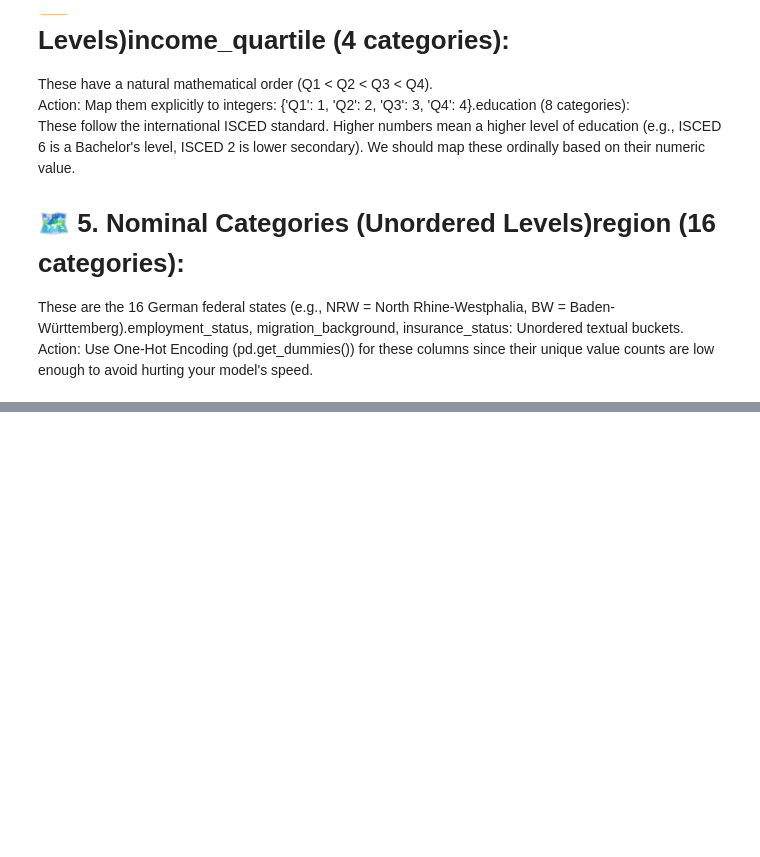
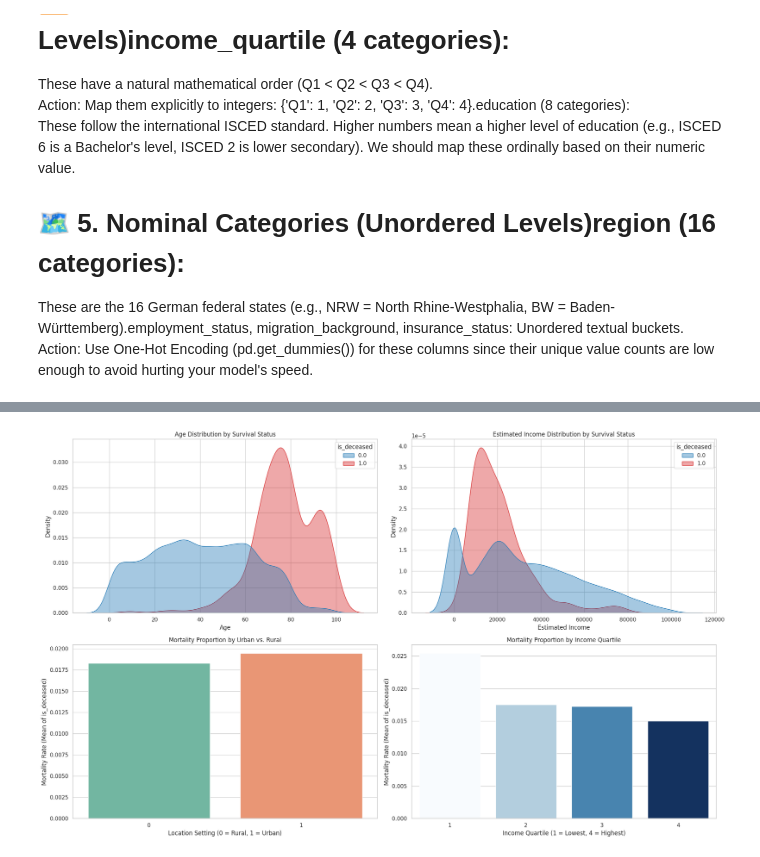
Before and after one commit to abhisakh/XGBOOST_Machine_Leraning_Predictor_Titanic, a Jupyter notebook: Synthetic_Data_Analyzer.ipynb, the cells around one changed output, grey strips where cells are left out. Cells and saved outputs as stored; diff of their text form; code cells hidden in the pictures; blank space fills up the shorter version.

```diff
--- a/Synthetic_Data_Analyzer.ipynb
+++ b/Synthetic_Data_Analyzer.ipynb
@@ -154,0 +524,49 @@ Perfect for simple binary mapping to 0 and 1. <br> Action: Map 'M'/'urban' to 1
+# %%
+import matplotlib.pyplot as plt
+import seaborn as sns
+
+# Configure a 2x2 grid for a comprehensive binary relationship overview
+fig, axes = plt.subplots(2, 2, figsize=(20, 12))
+
+# ==========================================
+# PHASE 2A: Continuous Features vs. is_deceased
+# ==========================================
+
+# Plot 1: Age Distribution by Survival Status
+sns.kdeplot(data=df_work, x='age', hue='is_deceased', fill=True, common_norm=False,
+            palette=['#1f77b4', '#d62728'], alpha=0.4, ax=axes[0, 0])
+axes[0, 0].set_title('Age Distribution by Survival Status')
+axes[0, 0].set_xlabel('Age')
+axes[0, 0].set_ylabel('Density')
+
+# Plot 2: Estimated Income Distribution by Survival Status
+sns.kdeplot(data=df_work, x='estimated_income', hue='is_deceased', fill=True, common_norm=False,
+            palette=['#1f77b4', '#d62728'], alpha=0.4, ax=axes[0, 1])
+axes[0, 1].set_title('Estimated Income Distribution by Survival Status')
+axes[0, 1].set_xlabel('Estimated Income')
+axes[0, 1].set_ylabel('Density')
+
+# ==========================================
+# PHASE 2B: Discrete Features vs. is_deceased
+# ==========================================
+
+# Plot 3: Mortality Rate by Urban/Rural Setting
+# FIX: Assigned x variable to hue and set legend=False to silence warnings
+sns.barplot(data=df_work, x='urban_rural', y='is_deceased', hue='urban_rural',
+            legend=False, ax=axes[1, 0], palette='Set2', errorbar=None)
+axes[1, 0].set_title('Mortality Proportion by Urban vs. Rural')
+axes[1, 0].set_xlabel('Location Setting (0 = Rural, 1 = Urban)')
+axes[1, 0].set_ylabel('Mortality Rate (Mean of is_deceased)')
+
+# Plot 4: Mortality Rate by Income Quartile
+# FIX: Assigned x variable to hue and set legend=False to silence warnings
+sns.barplot(data=df_work, x='income_quartile', y='is_deceased', hue='income_quartile',
+            legend=False, ax=axes[1, 1], palette='Blues', errorbar=None)
+axes[1, 1].set_title('Mortality Proportion by Income Quartile')
+axes[1, 1].set_xlabel('Income Quartile (1 = Lowest, 4 = Highest)')
+axes[1, 1].set_ylabel('Mortality Rate (Mean of is_deceased)')
+
+plt.tight_layout()
+plt.show()
+# %% [output]
+[figure, added]
```
Also changed, not shown: parts of 22 cells of this notebook.
